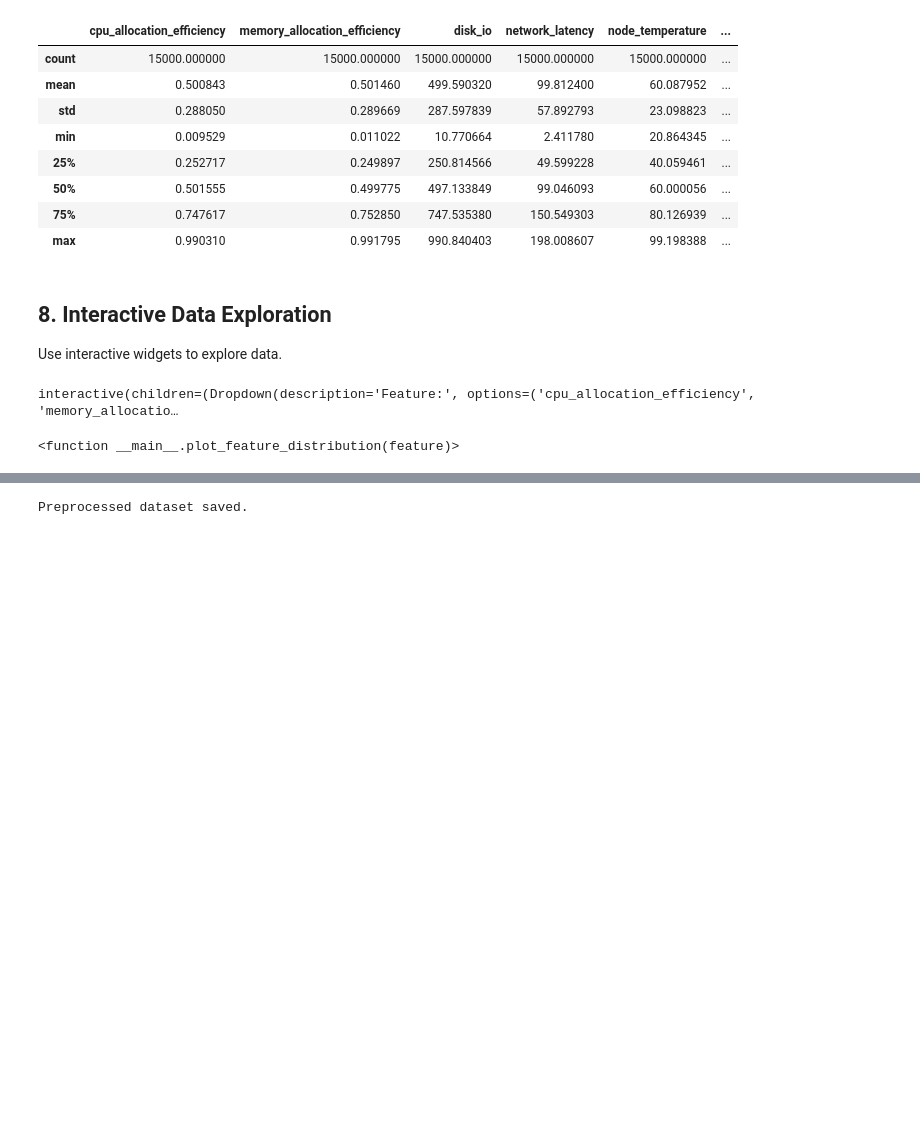
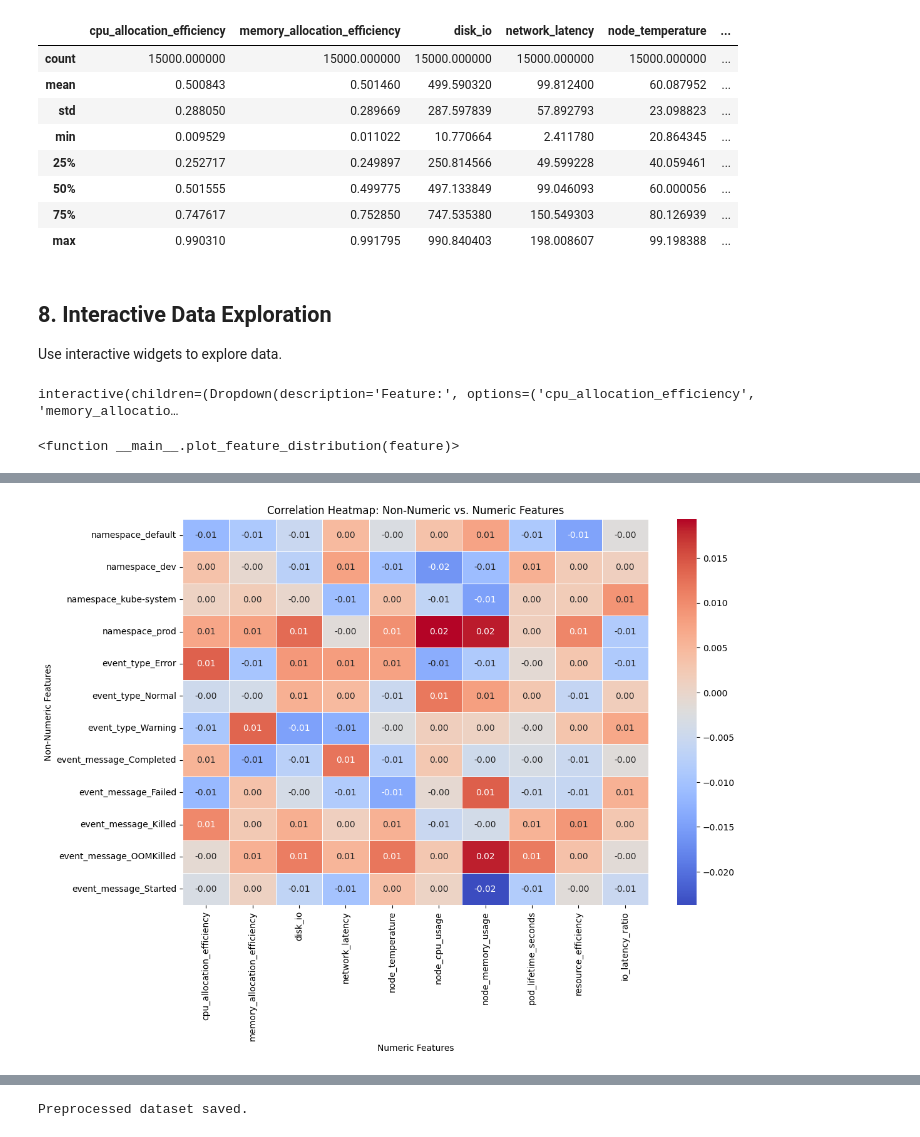
Before and after one commit to gsampaio-rh/aiops_101, a Jupyter notebook: 1-Exploratory-Data-Analysis.ipynb, the cells around one changed output, grey strips where cells are left out. Drawn from its saved outputs; the diff is of its cells as text; code cells hidden in the pictures; blank space fills up the shorter version.

```diff
--- a/1-Exploratory-Data-Analysis.ipynb
+++ b/1-Exploratory-Data-Analysis.ipynb
@@ -561,0 +570,53 @@ plt.show()
+# %%
+# Identify non-numeric and numeric columns
+non_numeric_columns = [
+    "namespace_default",
+    "namespace_dev",
+    "namespace_kube-system",
+    "namespace_prod",
+    "event_type_Error",
+    "event_type_Normal",
+    "event_type_Warning",
+    "event_message_Completed",
+    "event_message_Failed",
+    "event_message_Killed",
+    "event_message_OOMKilled",
+    "event_message_Started",
+]
+numeric_columns = [
+    "cpu_allocation_efficiency",
+    "memory_allocation_efficiency",
+    "disk_io",
+    "network_latency",
+    "node_temperature",
+    "node_cpu_usage",
+    "node_memory_usage",
+    "pod_lifetime_seconds",
+    "resource_efficiency",
+    "io_latency_ratio",
+]
+
+# Encode non-numeric columns using LabelEncoder
+encoded_df = df_capped.copy()
+label_encoders = {}
+for col in non_numeric_columns:
+    le = LabelEncoder()
+    encoded_df[col] = le.fit_transform(encoded_df[col])
+    label_encoders[col] = le
+
+# Compute the correlation matrix between non-numeric and numeric columns
+correlation_matrix = (
+    encoded_df[non_numeric_columns + numeric_columns]
+    .corr()
+    .loc[non_numeric_columns, numeric_columns]
+)
+
+# Plot the heatmap
+plt.figure(figsize=(12, 8))
+sns.heatmap(correlation_matrix, annot=True, cmap="coolwarm", fmt=".2f", linewidths=0.5)
+plt.title("Correlation Heatmap: Non-Numeric vs. Numeric Features")
+plt.xlabel("Numeric Features")
+plt.ylabel("Non-Numeric Features")
+plt.show()
+# %% [output]
+[figure, added]
```
Also changed, not shown: parts of 7 cells of this notebook.
